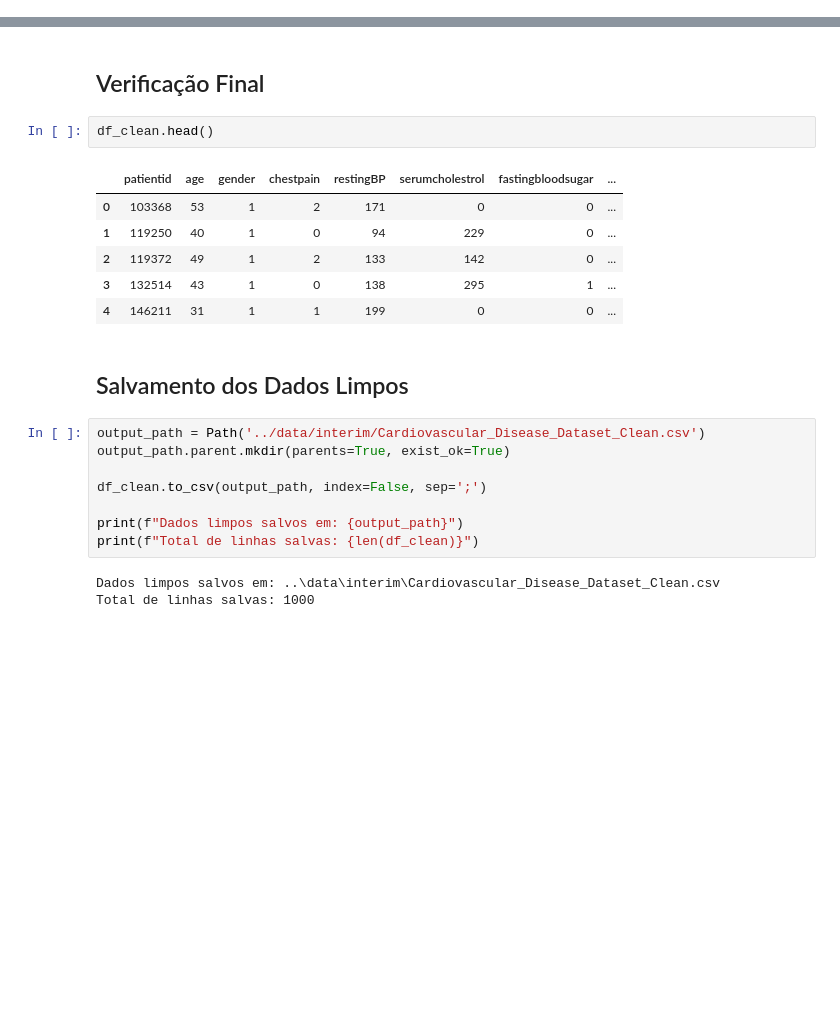
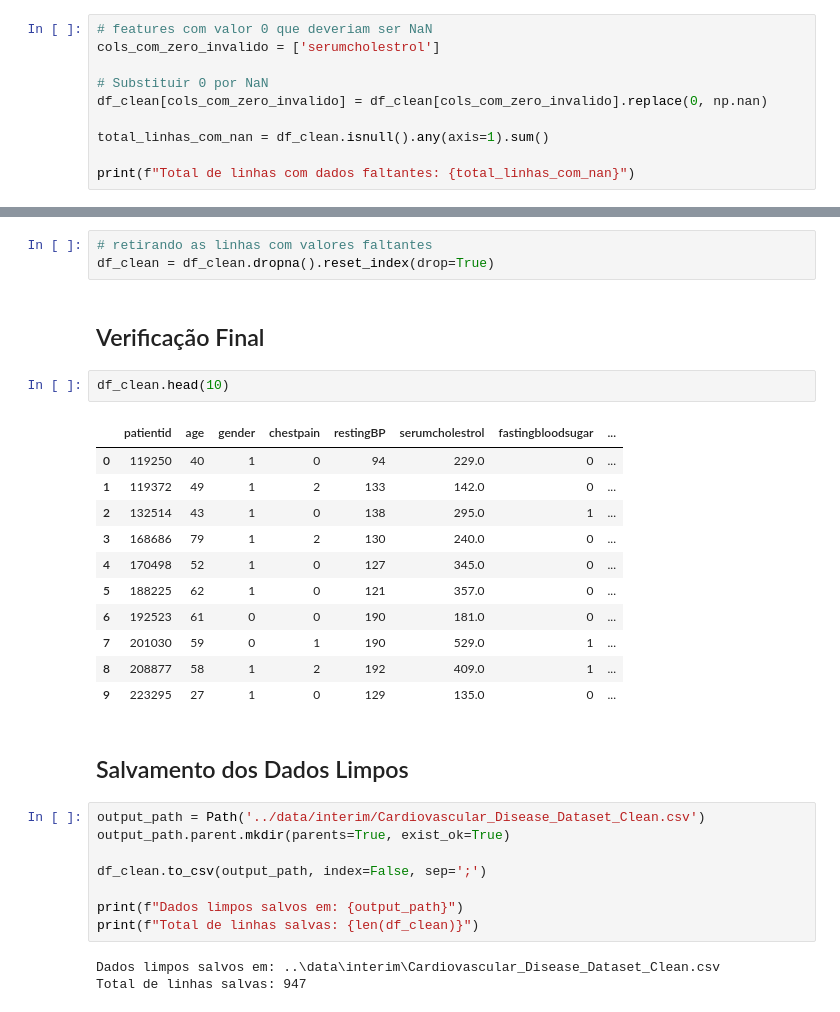
Before and after one commit to Eduardocin/ligia-group-challenge-2026, a Jupyter notebook: notebooks/2.0_limpeza_dados.ipynb, the cells around one changed output, grey strips where cells are left out. Cells and saved outputs as stored; diff of their text form; blank space fills up the shorter version.

```diff
--- a/notebooks/2.0_limpeza_dados.ipynb
+++ b/notebooks/2.0_limpeza_dados.ipynb
@@ -28,0 +31,10 @@ Dataset original: 1000 linhas x 14 colunas
+# %%
+# features com valor 0 que deveriam ser NaN
+cols_com_zero_invalido = ['serumcholestrol']
+
+# Substituir 0 por NaN
+df_clean[cols_com_zero_invalido] = df_clean[cols_com_zero_invalido].replace(0, np.nan)
+
+total_linhas_com_nan = df_clean.isnull().any(axis=1).sum()
+
+print(f"Total de linhas com dados faltantes: {total_linhas_com_nan}")
@@ -29,14 +43,22 @@ Dataset original: 1000 linhas x 14 colunas
+# %%
+# retirando as linhas com valores faltantes
+df_clean = df_clean.dropna().reset_index(drop=True)
 # %% [markdown]
 ## Verificação Final
 # %%
-df_clean.head()
+df_clean.head(10)
 # %% [output]
 |  | patientid | age | gender | chestpain | restingBP | serumcholestrol | fastingbloodsugar | ... |
-| 0 | 103368 | 53 | 1 | 2 | 171 | 0 | 0 | ... |
-| 1 | 119250 | 40 | 1 | 0 | 94 | 229 | 0 | ... |
-| 2 | 119372 | 49 | 1 | 2 | 133 | 142 | 0 | ... |
-| 3 | 132514 | 43 | 1 | 0 | 138 | 295 | 1 | ... |
-| 4 | 146211 | 31 | 1 | 1 | 199 | 0 | 0 | ... |
+| 0 | 119250 | 40 | 1 | 0 | 94 | 229.0 | 0 | ... |
+| 1 | 119372 | 49 | 1 | 2 | 133 | 142.0 | 0 | ... |
+| 2 | 132514 | 43 | 1 | 0 | 138 | 295.0 | 1 | ... |
+| 3 | 168686 | 79 | 1 | 2 | 130 | 240.0 | 0 | ... |
+| 4 | 170498 | 52 | 1 | 0 | 127 | 345.0 | 0 | ... |
+| 5 | 188225 | 62 | 1 | 0 | 121 | 357.0 | 0 | ... |
+| 6 | 192523 | 61 | 0 | 0 | 190 | 181.0 | 0 | ... |
+| 7 | 201030 | 59 | 0 | 1 | 190 | 529.0 | 1 | ... |
+| 8 | 208877 | 58 | 1 | 2 | 192 | 409.0 | 1 | ... |
+| 9 | 223295 | 27 | 1 | 0 | 129 | 135.0 | 0 | ... |
 # %% [markdown]
 ## Salvamento dos Dados Limpos
 # %%
@@ -49,4 +71,4 @@ print(f"Dados limpos salvos em: {output_path}")
 print(f"Total de linhas salvas: {len(df_clean)}")
 # %% [output]
 Dados limpos salvos em: ..\data\interim\Cardiovascular_Disease_Dataset_Clean.csv
-Total de linhas salvas: 1000
+Total de linhas salvas: 947
```
Also changed, not shown: parts of 2 cells of this notebook, 5 other files.
